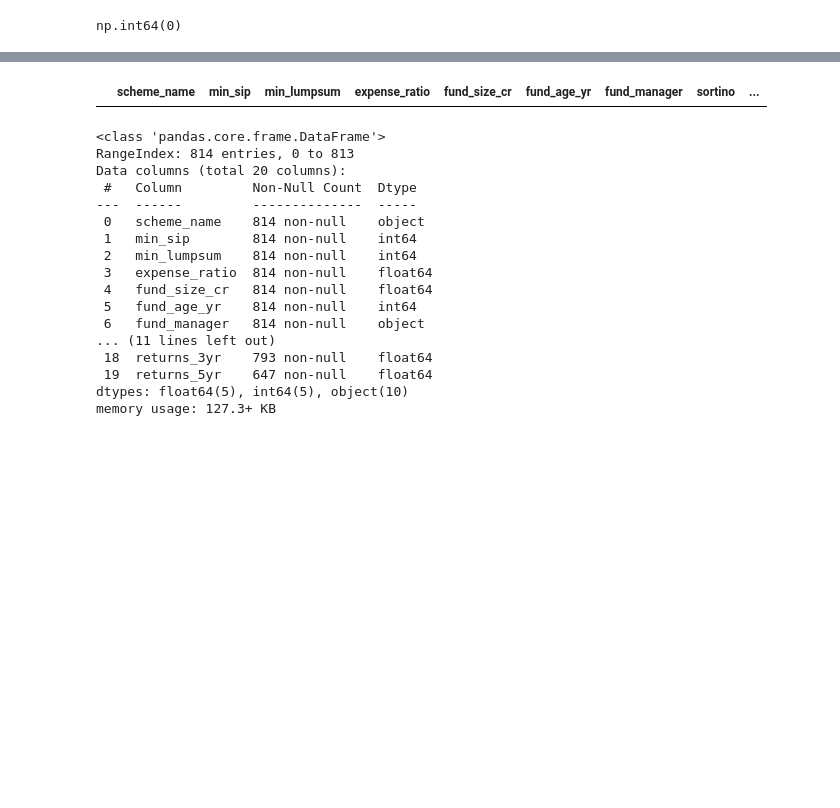
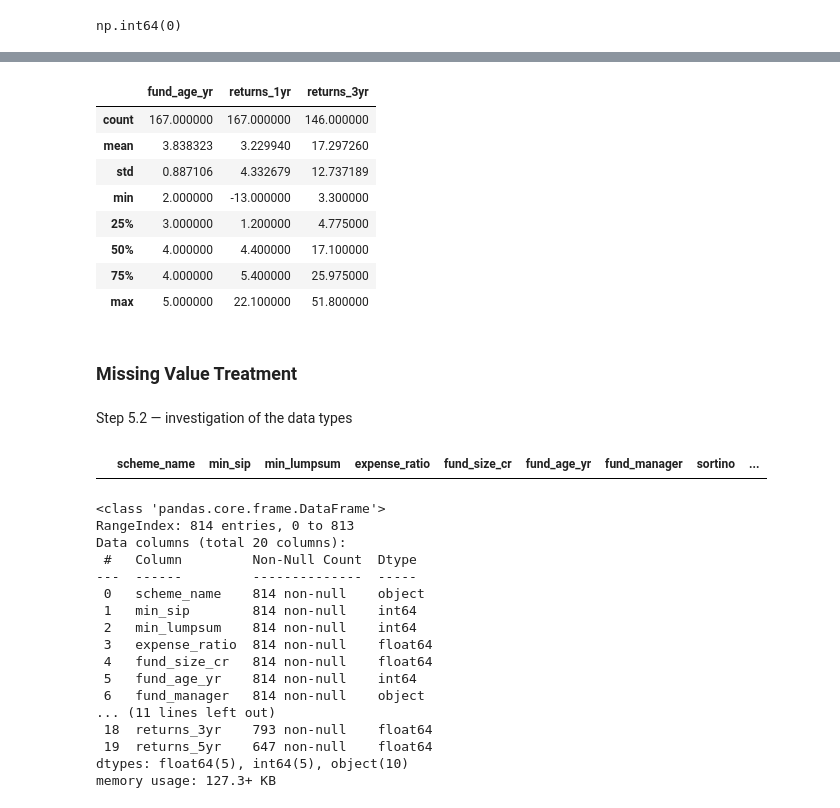
Before and after one commit to shakti-mankar/Data_Analyst_internship_projects, a Jupyter notebook: First_Project/Stage_1_Data_cleaning/Mutual_Fund_Analysis.ipynb, the cells around one changed output, grey strips where cells are left out. Saved outputs shown, nothing was run; the diff lists cells and outputs as text; code cells hidden in the pictures; blank space fills up the shorter version.

```diff
--- a/First_Project/Stage_1_Data_cleaning/Mutual_Fund_Analysis.ipynb
+++ b/First_Project/Stage_1_Data_cleaning/Mutual_Fund_Analysis.ipynb
@@ -141,0 +216,16 @@ np.int64(0)
+# %%
+df[df['returns_5yr'].isnull()][
+    ['fund_age_yr','returns_1yr','returns_3yr']
+].describe()
+# %% [output]
+|  | fund_age_yr | returns_1yr | returns_3yr |
+| count | 167.000000 | 167.000000 | 146.000000 |
+| mean | 3.838323 | 3.229940 | 17.297260 |
+| std | 0.887106 | 4.332679 | 12.737189 |
+| min | 2.000000 | -13.000000 | 3.300000 |
+| 25% | 3.000000 | 1.200000 | 4.775000 |
+| 50% | 4.000000 | 4.400000 | 17.100000 |
+| 75% | 4.000000 | 5.400000 | 25.975000 |
+| max | 5.000000 | 22.100000 | 51.800000 |
+# %% [markdown]
+### Missing Value Treatment
@@ -142,3 +243,5 @@ np.int64(0)
+# %% [markdown]
+Step 5.2 — investigation of  the data types
 # %%
 df[df.duplicated()]
 # %% [output]
```
Also changed, not shown: parts of 10 cells of this notebook.
